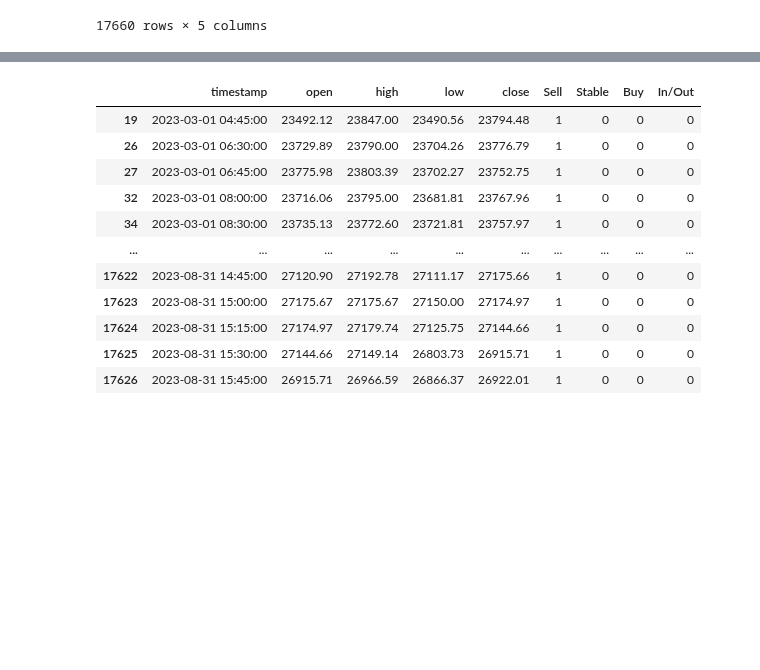
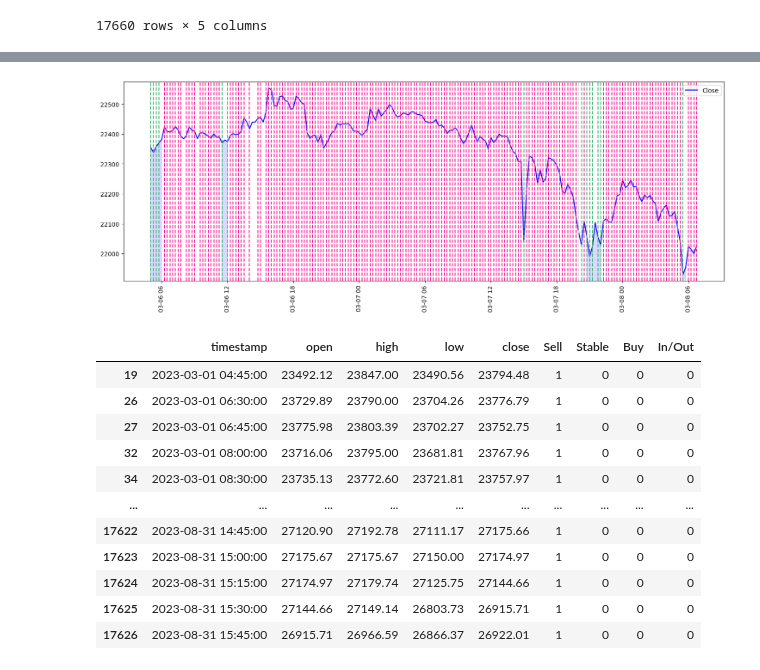
Before and after one commit to anilergan/AISMTB, a Jupyter notebook: binance_api_main.ipynb, the cells around one changed output, grey strips where cells are left out. Cells and saved outputs as stored; diff of their text form; code cells hidden in the pictures; blank space fills up the shorter version.

```diff
--- a/binance_api_main.ipynb
+++ b/binance_api_main.ipynb
@@ -317,16 +339,16 @@ df
 df['In/Out'] = 0
 
 i = 0
-while i<=len(df)-1:
-    if df.iloc[i, -4] == 1:
+
+while i<len(df):
+    print(i)
+    if ((df.iloc[i, -4] == 1) | (df.iloc[i, -3] == 1)):
         i += 1
         continue
 
-    if df.iloc[i, -2] == 1:
-        while ((df.iloc[i, -4] != 1) & (i<=len(df)-1)):
+    elif df.iloc[i, -2] == 1:
+        while (((df.iloc[i, -4] != 1) & (df.iloc[i, -3] != 1)) & (i<len(df))):
             df.iloc[i, -1] = 1
-            i +=1
-
-    if df.iloc[i, -3] == 1:
-        while ((df.iloc[i, -3] == 1) & (i<=len(df)-1)): i += 1
+            i += 1
+    else: i += 1
 # %% [output]
@@ -338,3 +388,44 @@ See the caveats in the documentation: https://pandas.pydata.org/pandas-docs/stab
+# %%
+df_v = df.iloc[500:700,:]
+
+import matplotlib.pyplot as plt
+
+# Şekil oluşturma
+plt.figure(figsize=(18, 6))
+
+# X ekseni için tarihleri düzgün şekilde görüntülemek için x ekseni etiketlerini dik yapalım
+plt.xticks(rotation=90)
+
+# 'In/Out' sütunu 1 ise grafiğin arka planını mediumseagreen rengine boya ve alpha değerini (saydamlık) = 0.1 ver
+# Sütun 0 ise, arka planı deeppink rengine boya ve alpha değerini = 0.1 ver
+
+
+
+# Grafik çizimi
+plt.plot(df_v['timestamp'], df_v['close'], label='Close', color='blue')
+
+y_min = df_v['close'].min() - 20
+y_max = df_v['close'].max() + 20
+
+plt.ylim(y_min, y_max)
+
+background_in = df_v['In/Out'] == 1
+
+plt.fill_between(df_v['timestamp'], df_v['close'], where=background_in, color='blue', alpha=0.15)
+
+# Bear, Volatile ve Bull sütunlarını dikkate alarak renkleri ayarlayalım
+for i, row in df_v.iterrows():
+    if row['Sell'] == 1:
+        plt.axvline(x=row['timestamp'], color='deeppink', linestyle='--')
+    if row['Stable'] == 1:
+        plt.axvline(x=row['timestamp'], color='lightgray', linestyle='--')
+    if row['Buy'] == 1:
+        plt.axvline(x=row['timestamp'], color='mediumseagreen', linestyle='--')
+
+plt.legend()
+plt.show()
+# %% [output]
+[figure, added]
 # %%
 df[(df['In/Out'] == 0) & (df['Sell'] == 1)]
 # %% [output]
```
Also changed, not shown: parts of 13 cells of this notebook, 2 other files.
